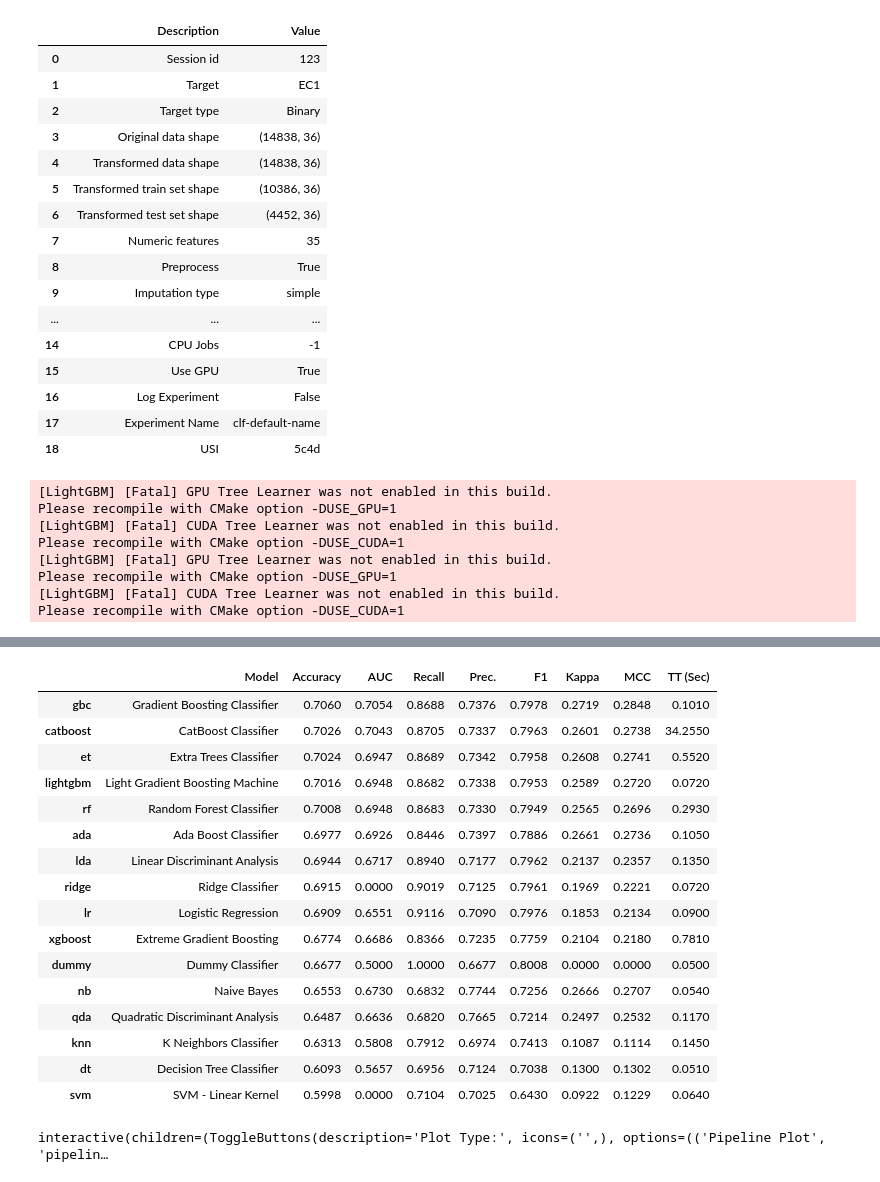
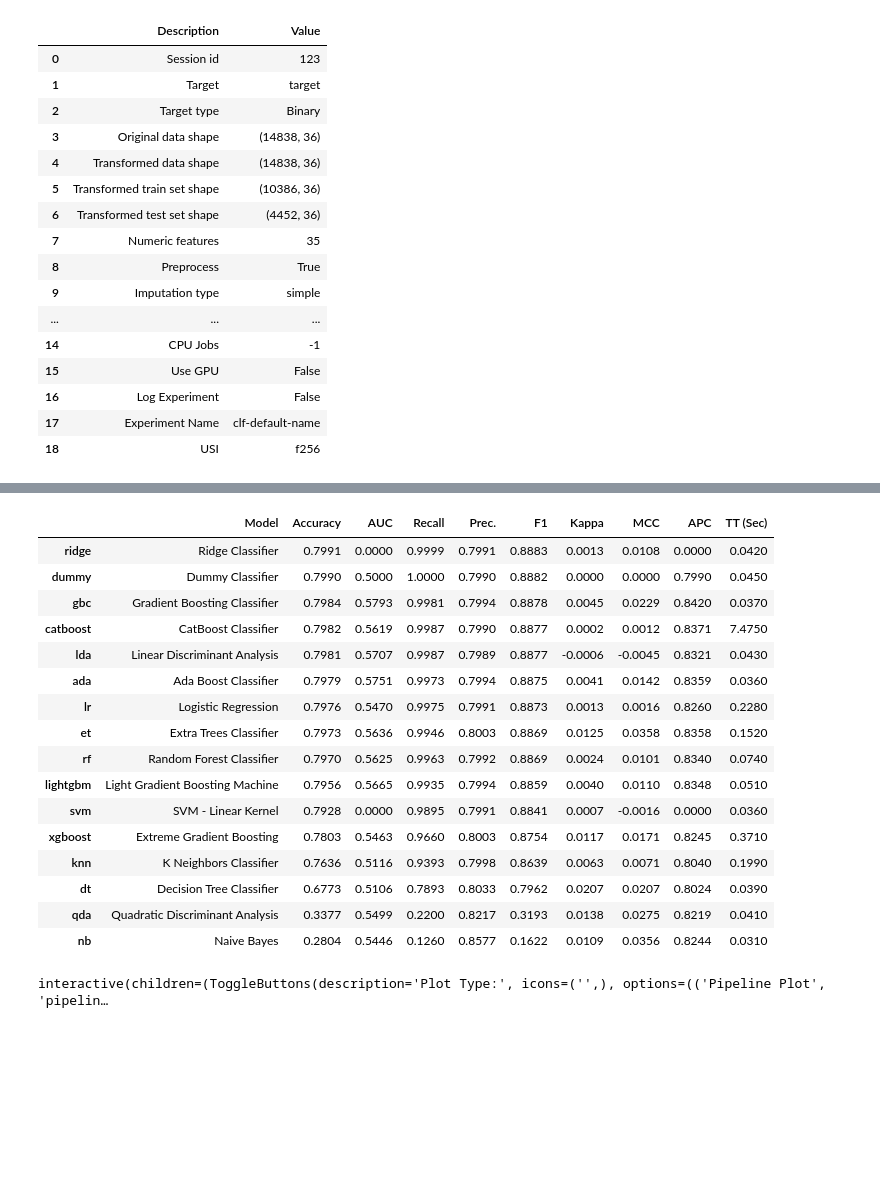
Before and after one commit to minghao51/vscode_micromamba, a Jupyter notebook: kaggle/pycaret/playground_s3e18.ipynb, the cells around one changed output, grey strips where cells are left out. Saved outputs shown, nothing was run; the diff lists cells and outputs as text; code cells hidden in the pictures; blank space fills up the shorter version.

Commit message:
improve setup for pycaret

```diff
--- a/kaggle/pycaret/playground_s3e18.ipynb
+++ b/kaggle/pycaret/playground_s3e18.ipynb
@@ -42,0 +20,7 @@ train_X = train_df_.drop(['EC1', 'EC2'], axis=1)
+# %%
+tmp = train_df.copy()
+X_test = test_df.copy()
+
+y1 = tmp['EC1']
+y2 = tmp['EC2']
+X = tmp.drop(['EC1', 'EC2'], axis=1)
@@ -43,3 +29,3 @@ train_X = train_df_.drop(['EC1', 'EC2'], axis=1)
 # %%
-data1 = pd.concat([train_X, train_y1], axis=1)
-data2 = pd.concat([train_X, train_y2], axis=1)
+data1 = pd.concat([X,y1], axis=1).rename({'EC1':'target'}, axis=1)
+data2 = pd.concat([X,y2], axis=1).rename({'EC2':'target'}, axis=1)
@@ -59,8 +144,11 @@ Index(['id', 'BertzCT', 'Chi1', 'Chi1n', 'Chi1v', 'Chi2n', 'Chi2v', 'Chi3v',
 
 # init setup
 from pycaret.classification import ClassificationExperiment
+import sklearn
 s = ClassificationExperiment()
-s.setup(data1, target = 'EC1', session_id = 123, use_gpu=False)
+s.setup(data2, target = 'target', session_id = 123, use_gpu = False)
+
+s.add_metric('apc', 'APC', sklearn.metrics.average_precision_score, target = 'pred_proba')
 
 # model training and selection
 best = s.compare_models()
@@ -88,44 +159,36 @@ Please recompile with CMake option -DUSE_CUDA=1
 |  | Description | Value |
 | 0 | Session id | 123 |
-| 1 | Target | EC1 |
+| 1 | Target | target |
 | 2 | Target type | Binary |
 | 3 | Original data shape | (14838, 36) |
 | 4 | Transformed data shape | (14838, 36) |
 | 5 | Transformed train set shape | (10386, 36) |
 | 6 | Transformed test set shape | (4452, 36) |
 | 7 | Numeric features | 35 |
 | 8 | Preprocess | True |
 | 9 | Imputation type | simple |
 | ... | ... | ... |
 | 14 | CPU Jobs | -1 |
-| 15 | Use GPU | True |
+| 15 | Use GPU | False |
 | 16 | Log Experiment | False |
 | 17 | Experiment Name | clf-default-name |
-| 18 | USI | 5c4d |
+| 18 | USI | f256 |
-[LightGBM] [Fatal] GPU Tree Learner was not enabled in this build.
-Please recompile with CMake option -DUSE_GPU=1
-[LightGBM] [Fatal] CUDA Tree Learner was not enabled in this build.
-Please recompile with CMake option -DUSE_CUDA=1
-[LightGBM] [Fatal] GPU Tree Learner was not enabled in this build.
-Please recompile with CMake option -DUSE_GPU=1
-[LightGBM] [Fatal] CUDA Tree Learner was not enabled in this build.
-Please recompile with CMake option -DUSE_CUDA=1
 [interactive output not drawn]
-|  | Model | Accuracy | AUC | Recall | Prec. | F1 | Kappa | MCC | TT (Sec) |
-| gbc | Gradient Boosting Classifier | 0.7060 | 0.7054 | 0.8688 | 0.7376 | 0.7978 | 0.2719 | 0.2848 | 0.1010 |
-| catboost | CatBoost Classifier | 0.7026 | 0.7043 | 0.8705 | 0.7337 | 0.7963 | 0.2601 | 0.2738 | 34.2550 |
-| et | Extra Trees Classifier | 0.7024 | 0.6947 | 0.8689 | 0.7342 | 0.7958 | 0.2608 | 0.2741 | 0.5520 |
-| lightgbm | Light Gradient Boosting Machine | 0.7016 | 0.6948 | 0.8682 | 0.7338 | 0.7953 | 0.2589 | 0.2720 | 0.0720 |
-| rf | Random Forest Classifier | 0.7008 | 0.6948 | 0.8683 | 0.7330 | 0.7949 | 0.2565 | 0.2696 | 0.2930 |
-| ada | Ada Boost Classifier | 0.6977 | 0.6926 | 0.8446 | 0.7397 | 0.7886 | 0.2661 | 0.2736 | 0.1050 |
-| lda | Linear Discriminant Analysis | 0.6944 | 0.6717 | 0.8940 | 0.7177 | 0.7962 | 0.2137 | 0.2357 | 0.1350 |
-| ridge | Ridge Classifier | 0.6915 | 0.0000 | 0.9019 | 0.7125 | 0.7961 | 0.1969 | 0.2221 | 0.0720 |
-| lr | Logistic Regression | 0.6909 | 0.6551 | 0.9116 | 0.7090 | 0.7976 | 0.1853 | 0.2134 | 0.0900 |
-| xgboost | Extreme Gradient Boosting | 0.6774 | 0.6686 | 0.8366 | 0.7235 | 0.7759 | 0.2104 | 0.2180 | 0.7810 |
-| dummy | Dummy Classifier | 0.6677 | 0.5000 | 1.0000 | 0.6677 | 0.8008 | 0.0000 | 0.0000 | 0.0500 |
-| nb | Naive Bayes | 0.6553 | 0.6730 | 0.6832 | 0.7744 | 0.7256 | 0.2666 | 0.2707 | 0.0540 |
-| qda | Quadratic Discriminant Analysis | 0.6487 | 0.6636 | 0.6820 | 0.7665 | 0.7214 | 0.2497 | 0.2532 | 0.1170 |
-| knn | K Neighbors Classifier | 0.6313 | 0.5808 | 0.7912 | 0.6974 | 0.7413 | 0.1087 | 0.1114 | 0.1450 |
-| dt | Decision Tree Classifier | 0.6093 | 0.5657 | 0.6956 | 0.7124 | 0.7038 | 0.1300 | 0.1302 | 0.0510 |
-| svm | SVM - Linear Kernel | 0.5998 | 0.0000 | 0.7104 | 0.7025 | 0.6430 | 0.0922 | 0.1229 | 0.0640 |
+|  | Model | Accuracy | AUC | Recall | Prec. | F1 | Kappa | MCC | APC | TT (Sec) |
+| ridge | Ridge Classifier | 0.7991 | 0.0000 | 0.9999 | 0.7991 | 0.8883 | 0.0013 | 0.0108 | 0.0000 | 0.0420 |
+| dummy | Dummy Classifier | 0.7990 | 0.5000 | 1.0000 | 0.7990 | 0.8882 | 0.0000 | 0.0000 | 0.7990 | 0.0450 |
+| gbc | Gradient Boosting Classifier | 0.7984 | 0.5793 | 0.9981 | 0.7994 | 0.8878 | 0.0045 | 0.0229 | 0.8420 | 0.0370 |
+| catboost | CatBoost Classifier | 0.7982 | 0.5619 | 0.9987 | 0.7990 | 0.8877 | 0.0002 | 0.0012 | 0.8371 | 7.4750 |
+| lda | Linear Discriminant Analysis | 0.7981 | 0.5707 | 0.9987 | 0.7989 | 0.8877 | -0.0006 | -0.0045 | 0.8321 | 0.0430 |
+| ada | Ada Boost Classifier | 0.7979 | 0.5751 | 0.9973 | 0.7994 | 0.8875 | 0.0041 | 0.0142 | 0.8359 | 0.0360 |
+| lr | Logistic Regression | 0.7976 | 0.5470 | 0.9975 | 0.7991 | 0.8873 | 0.0013 | 0.0016 | 0.8260 | 0.2280 |
+| et | Extra Trees Classifier | 0.7973 | 0.5636 | 0.9946 | 0.8003 | 0.8869 | 0.0125 | 0.0358 | 0.8358 | 0.1520 |
+| rf | Random Forest Classifier | 0.7970 | 0.5625 | 0.9963 | 0.7992 | 0.8869 | 0.0024 | 0.0101 | 0.8340 | 0.0740 |
+| lightgbm | Light Gradient Boosting Machine | 0.7956 | 0.5665 | 0.9935 | 0.7994 | 0.8859 | 0.0040 | 0.0110 | 0.8348 | 0.0510 |
+| svm | SVM - Linear Kernel | 0.7928 | 0.0000 | 0.9895 | 0.7991 | 0.8841 | 0.0007 | -0.0016 | 0.0000 | 0.0360 |
+| xgboost | Extreme Gradient Boosting | 0.7803 | 0.5463 | 0.9660 | 0.8003 | 0.8754 | 0.0117 | 0.0171 | 0.8245 | 0.3710 |
+| knn | K Neighbors Classifier | 0.7636 | 0.5116 | 0.9393 | 0.7998 | 0.8639 | 0.0063 | 0.0071 | 0.8040 | 0.1990 |
+| dt | Decision Tree Classifier | 0.6773 | 0.5106 | 0.7893 | 0.8033 | 0.7962 | 0.0207 | 0.0207 | 0.8024 | 0.0390 |
+| qda | Quadratic Discriminant Analysis | 0.3377 | 0.5499 | 0.2200 | 0.8217 | 0.3193 | 0.0138 | 0.0275 | 0.8219 | 0.0410 |
+| nb | Naive Bayes | 0.2804 | 0.5446 | 0.1260 | 0.8577 | 0.1622 | 0.0109 | 0.0356 | 0.8244 | 0.0310 |
-interactive(children=(ToggleButtons(description='Plot Type:', icons=('',), options=(('Pipeline Plot', 'pipelin…
+interactive(children=(ToggleButtons(description='Plot Type:', icons=('',), options=(('Pipeline Plot', 'pipelin…
```
Also changed, not shown: parts of 17 cells of this notebook.
